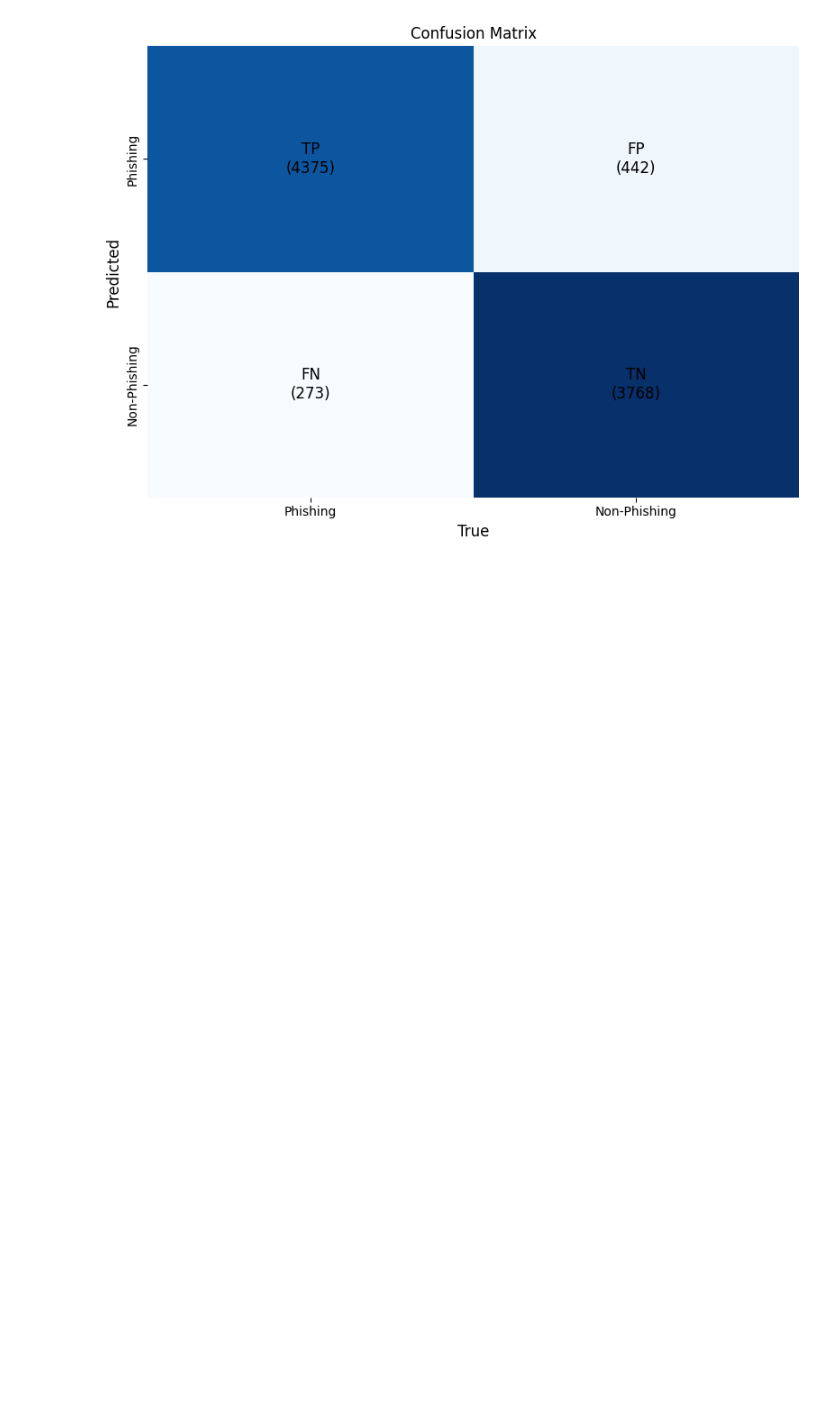
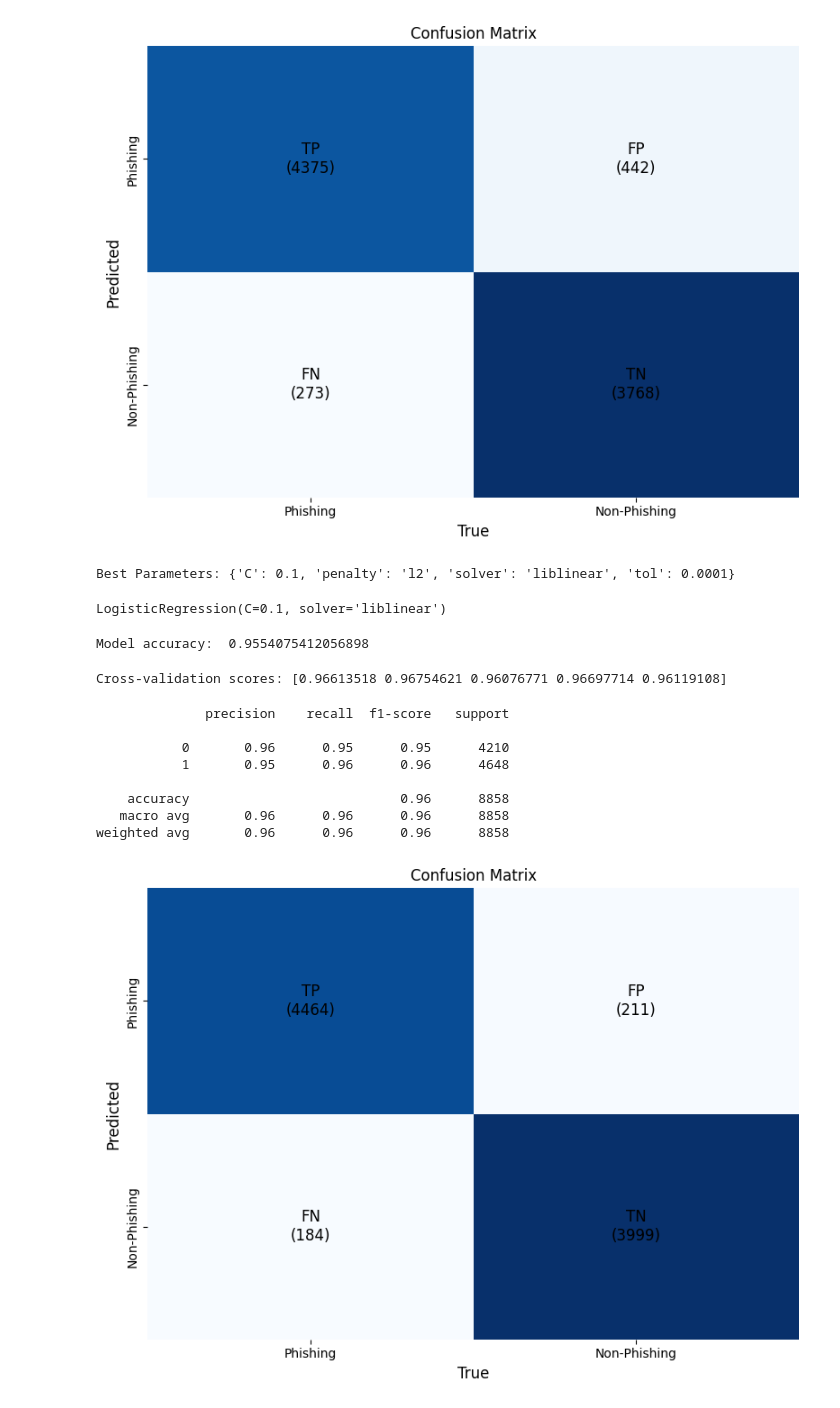
Before and after one commit to Sebastianng100/SIT-INF1002-PROG-FUNDS, a Jupyter notebook: Main/training/LogisticRegression_KayCheng.ipynb, the cells around one changed output. Saved outputs shown, nothing was run; the diff lists cells and outputs as text; code cells hidden in the pictures; blank space fills up the shorter version.

Commit message:
Tuning of Logistic Regession Model

```diff
--- a/Main/training/LogisticRegression_KayCheng.ipynb
+++ b/Main/training/LogisticRegression_KayCheng.ipynb
@@ -96,12 +96,79 @@ weighted avg       0.92      0.92      0.92      8858
 # %%
 param_grid = {
     'C': [0.001, 0.01, 0.1],
-    'penalty': ['l1', 'l2', 'elasticnet'],
+    'penalty': ['l1', 'l2'],
     'solver': ['liblinear', 'saga'],
-    'max_iter': [500, 1000, 2000],
+    'tol': [1e-4, 1e-3,1e-2],
 }
 
 grid_search = GridSearchCV(LogisticRegression(), param_grid, cv=5)
 grid_search.fit(X_train, y_train)
 
 print(f"Best Parameters: {grid_search.best_params_}")
+# %% [output]
+Best Parameters: {'C': 0.1, 'penalty': 'l2', 'solver': 'liblinear', 'tol': 0.0001}
+# %%
+model = LogisticRegression(**grid_search.best_params_)
+model.fit(X_train, y_train)
+# %% [output]
+LogisticRegression(C=0.1, solver='liblinear')
+# %%
+y_pred = model.predict(X_test)
+accuracy = accuracy_score(y_test, y_pred)
+print("Model accuracy: ", accuracy)
+# %% [output]
+Model accuracy:  0.9554075412056898
+# %%
+from sklearn.model_selection import cross_val_score
+
+scores = cross_val_score(model, X_train, y_train, cv=5)
+print(f"Cross-validation scores: {scores}")
+# %% [output]
+Cross-validation scores: [0.96613518 0.96754621 0.96076771 0.96697714 0.96119108]
+# %%
+def printCM(predictLabels, trueLabels):
+    class_report = classification_report(trueLabels, predictLabels)
+    print(class_report)
+
+    cm = confusion_matrix(trueLabels, predictLabels)
+
+    # Define class labels for the confusion matrix (for binary classification)
+    class_labels = ['Phishing', 'Non-Phishing']  # Adjust according to your classes
+
+    # Create the heatmap without annotations (annot=False)
+    plt.figure(figsize=(8, 6))
+    ax = sns.heatmap(cm, annot=False, fmt='d', cmap='Blues', cbar=False)
+
+    # Set axis labels
+    ax.set_xlabel('True', fontsize=12)
+    ax.set_ylabel('Predicted', fontsize=12)
+
+    # Set the class labels on the axes
+    ax.set_xticklabels(class_labels, fontsize=10)
+    ax.set_yticklabels(class_labels, fontsize=10)
+
+    # Set title
+    plt.title('Confusion Matrix')
+
+    # Manually add True Positive, False Positive, True Negative, and False Negative annotations
+    # You must use the exact cell positions for each term in the 2x2 confusion matrix
+    ax.text(0.5, 0.5, 'TP\n(' + str(cm[1, 1]) + ')', ha='center', va='center', fontsize=12)
+    ax.text(1.5, 0.5, 'FP\n(' + str(cm[0, 1]) + ')', ha='center', va='center', fontsize=12)
+    ax.text(0.5, 1.5, 'FN\n(' + str(cm[1, 0]) + ')', ha='center', va='center', fontsize=12)
+    ax.text(1.5, 1.5, 'TN\n(' + str(cm[0, 0]) + ')', ha='center', va='center', fontsize=12)
+
+    # Show the plot
+    plt.tight_layout()
+    return plt.show()
+# %%
+printCM(y_pred, y_test)
+# %% [output]
+              precision    recall  f1-score   support
+
+           0       0.96      0.95      0.95      4210
+           1       0.95      0.96      0.96      4648
+
+    accuracy                           0.96      8858
+   macro avg       0.96      0.96      0.96      8858
+weighted avg       0.96      0.96      0.96      8858
+[figure, added]
```
